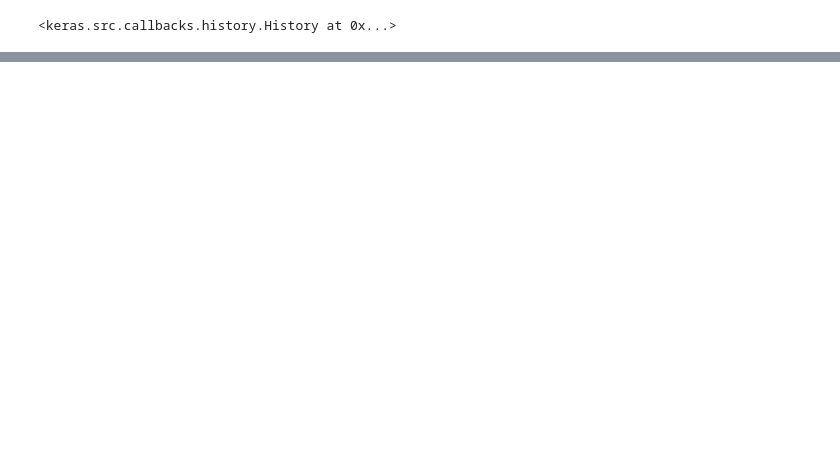
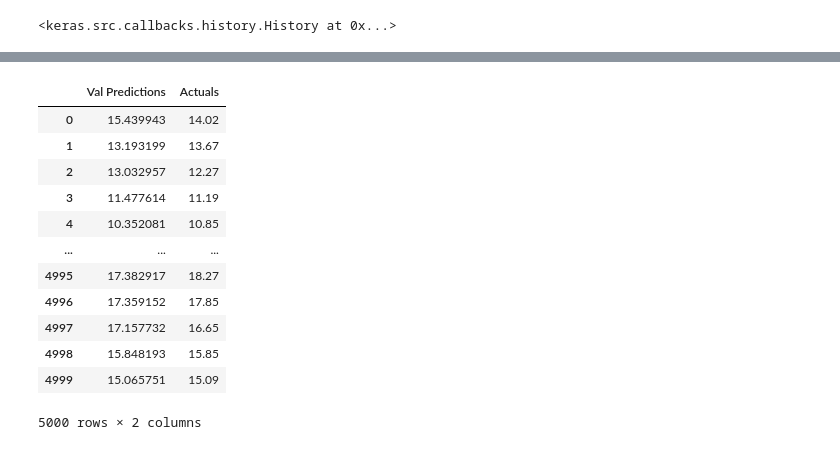
Before and after one commit to Didrik147/python-tutorials, a Jupyter notebook: Greg_Hogg/LSTM Time Series Forecasting.ipynb, the cells around one changed output, grey strips where cells are left out. Saved outputs shown, nothing was run; the diff lists cells and outputs as text; code cells hidden in the pictures; blank space fills up the shorter version.

```diff
--- a/Greg_Hogg/LSTM Time Series Forecasting.ipynb
+++ b/Greg_Hogg/LSTM Time Series Forecasting.ipynb
@@ -158,0 +190,5 @@ model1 = load_model('model1/model1.keras')
+# %%
+val_predictions = model1.predict(X_val).flatten()
+val_results = pd.DataFrame(data={'Val Predictions':val_predictions, 'Actuals':y_val})
+val_results
+# %% [output]
@@ -158,0 +196,13 @@ model1 = load_model('model1/model1.keras')
+|  | Val Predictions | Actuals |
+| 0 | 15.439943 | 14.02 |
+| 1 | 13.193199 | 13.67 |
+| 2 | 13.032957 | 12.27 |
+| 3 | 11.477614 | 11.19 |
+| 4 | 10.352081 | 10.85 |
+| ... | ... | ... |
+| 4995 | 17.382917 | 18.27 |
+| 4996 | 17.359152 | 17.85 |
+| 4997 | 17.157732 | 16.65 |
+| 4998 | 15.848193 | 15.85 |
+| 4999 | 15.065751 | 15.09 |
+5000 rows × 2 columns
```
Also changed, not shown: parts of 8 cells of this notebook, 1 other file.
